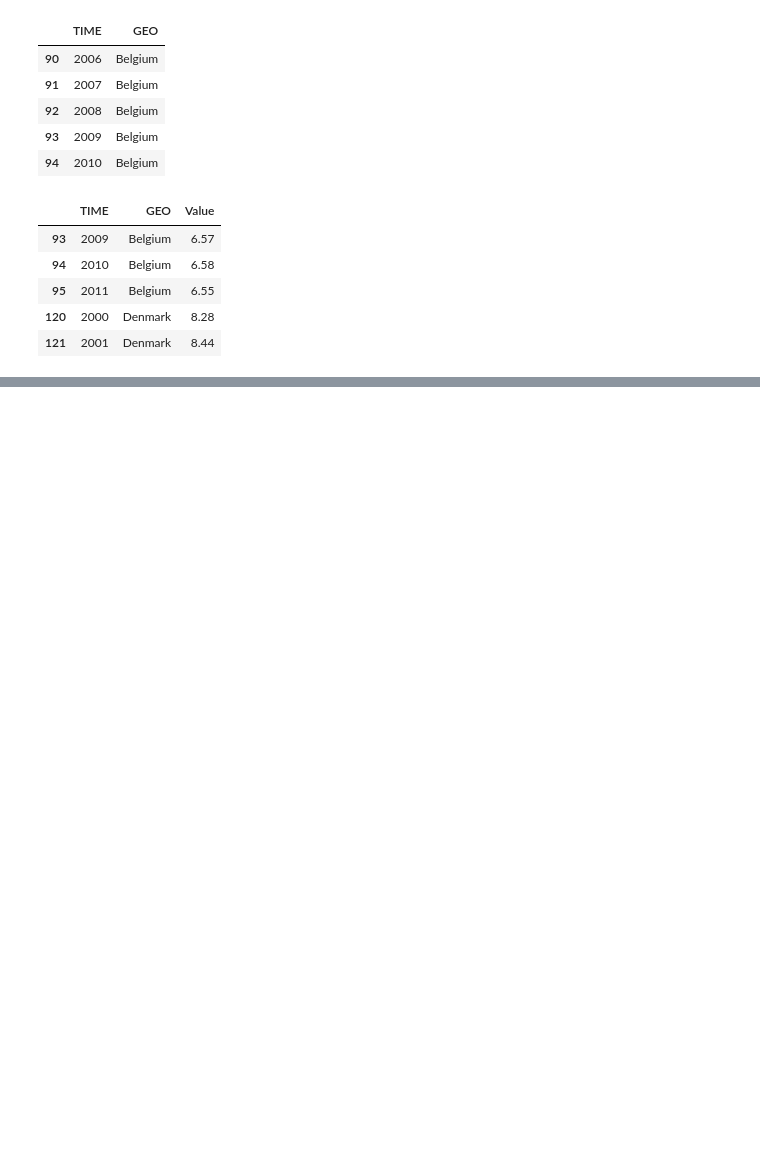
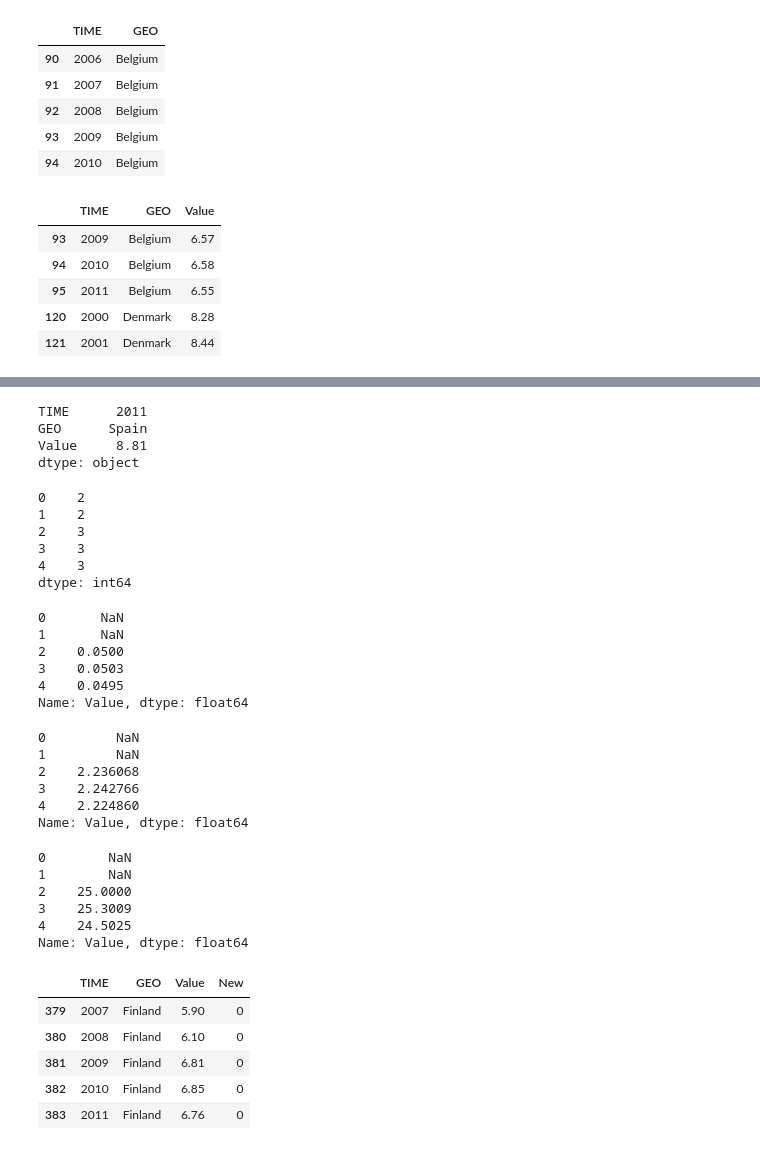
Before and after one commit to rharbird/COMP0015_data_analysis_python, a Jupyter notebook: data_analysis.ipynb, the cells around one changed output, grey strips where cells are left out. Drawn from its saved outputs; the diff is of its cells as text; code cells hidden in the pictures; blank space fills up the shorter version.

```diff
--- a/data_analysis.ipynb
+++ b/data_analysis.ipynb
@@ -331,0 +205,20 @@ fig.show()
+# %%
+# Applying a function over the rows for every column
+eduDrop.max(axis = 0)
+# %% [output]
+TIME      2011
+GEO      Spain
+Value     8.81
+dtype: object
+# %%
+# Applying a function on the columns for each row
+# count returns the number of non-null observations.
+
+edu.count(axis = 1).head()
+# %% [output]
+0    2
+1    2
+2    3
+3    3
+4    3
+dtype: int64
@@ -331,0 +227,20 @@ fig.show()
+# %%
+s = edu['Value'] / 100
+s.head()
+# %% [output]
+0       NaN
+1       NaN
+2    0.0500
+3    0.0503
+4    0.0495
+Name: Value, dtype: float64
+# %%
+s = edu['Value'].apply(np.sqrt)
+s.head()
+# %% [output]
+0         NaN
+1         NaN
+2    2.236068
+3    2.242766
+4    2.224860
+Name: Value, dtype: float64
@@ -331,0 +249,10 @@ fig.show()
+# %%
+s = edu['Value'].apply(lambda d: d**2)
+s.head()
+# %% [output]
+0        NaN
+1        NaN
+2    25.0000
+3    25.3009
+4    24.5025
+Name: Value, dtype: float64
@@ -331,0 +262,11 @@ fig.show()
+# %%
+# Add a new column
+edu['New'] = 0
+edu.tail()
+# %% [output]
+|  | TIME | GEO | Value | New |
+| 379 | 2007 | Finland | 5.90 | 0 |
+| 380 | 2008 | Finland | 6.10 | 0 |
+| 381 | 2009 | Finland | 6.81 | 0 |
+| 382 | 2010 | Finland | 6.85 | 0 |
+| 383 | 2011 | Finland | 6.76 | 0 |
```
Also changed, not shown: parts of 46 cells of this notebook.
